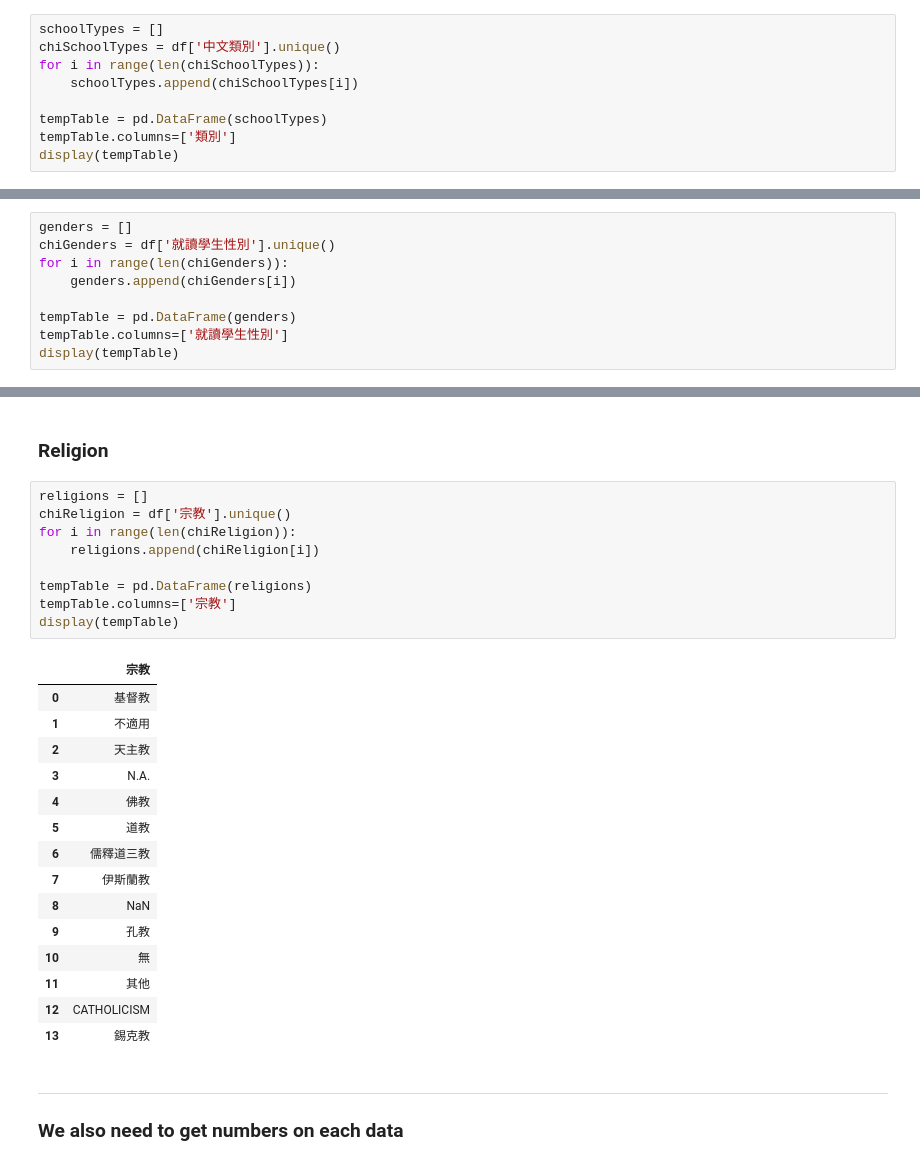
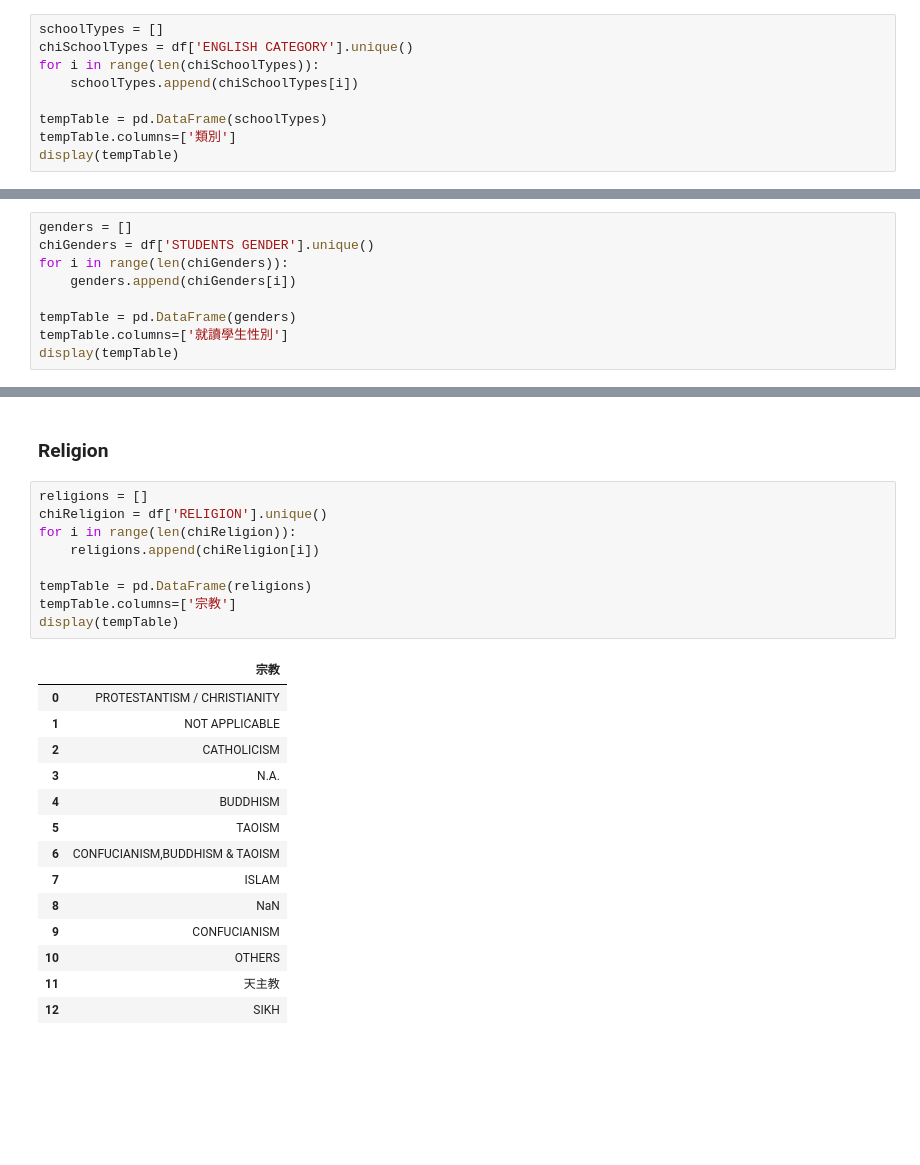
Before and after one commit to brianlihk/testJupyterBook, a Jupyter notebook: _build/html/_sources/week2/dataProcess.ipynb, the cells around one changed output, grey strips where cells are left out. Saved outputs shown, nothing was run; the diff lists cells and outputs as text; blank space fills up the shorter version.

```diff
--- a/_build/html/_sources/week2/dataProcess.ipynb
+++ b/_build/html/_sources/week2/dataProcess.ipynb
@@ -42,7 +42,7 @@ To do it, we can use unique() to find out unique item in array.
 ### Category
 # %%
 schoolTypes = []
-chiSchoolTypes = df['中文類別'].unique()
+chiSchoolTypes = df['ENGLISH CATEGORY'].unique()
 for i in range(len(chiSchoolTypes)):
 	schoolTypes.append(chiSchoolTypes[i])
 
@@ -71,7 +71,7 @@ display(tempTable)
 ### Student Gender
 # %%
 genders = []
-chiGenders = df['就讀學生性別'].unique()
+chiGenders = df['STUDENTS GENDER'].unique()
 for i in range(len(chiGenders)):
 	genders.append(chiGenders[i])
 
@@ -87,30 +87,25 @@ display(tempTable)
 ### Religion
 # %%
 religions = []
-chiReligion = df['宗教'].unique()
+chiReligion = df['RELIGION'].unique()
 for i in range(len(chiReligion)):
 	religions.append(chiReligion[i])
 
 tempTable = pd.DataFrame(religions)
 tempTable.columns=['宗教']
 display(tempTable)
 # %% [output]
 |  | 宗教 |
-| 0 | 基督教 |
-| 1 | 不適用 |
-| 2 | 天主教 |
+| 0 | PROTESTANTISM / CHRISTIANITY |
+| 1 | NOT APPLICABLE |
+| 2 | CATHOLICISM |
 | 3 | N.A. |
-| 4 | 佛教 |
-| 5 | 道教 |
-| 6 | 儒釋道三教 |
-| 7 | 伊斯蘭教 |
+| 4 | BUDDHISM |
+| 5 | TAOISM |
+| 6 | CONFUCIANISM,BUDDHISM & TAOISM |
+| 7 | ISLAM |
 | 8 | NaN |
-| 9 | 孔教 |
-| 10 | 無 |
-| 11 | 其他 |
-| 12 | CATHOLICISM |
-| 13 | 錫克教 |
+| 9 | CONFUCIANISM |
+| 10 | OTHERS |
+| 11 | 天主教 |
+| 12 | SIKH |
-# %% [markdown]
----
-
-### We also need to get numbers on each data
```
Also changed, not shown: parts of 7 cells of this notebook, 27 other files.
